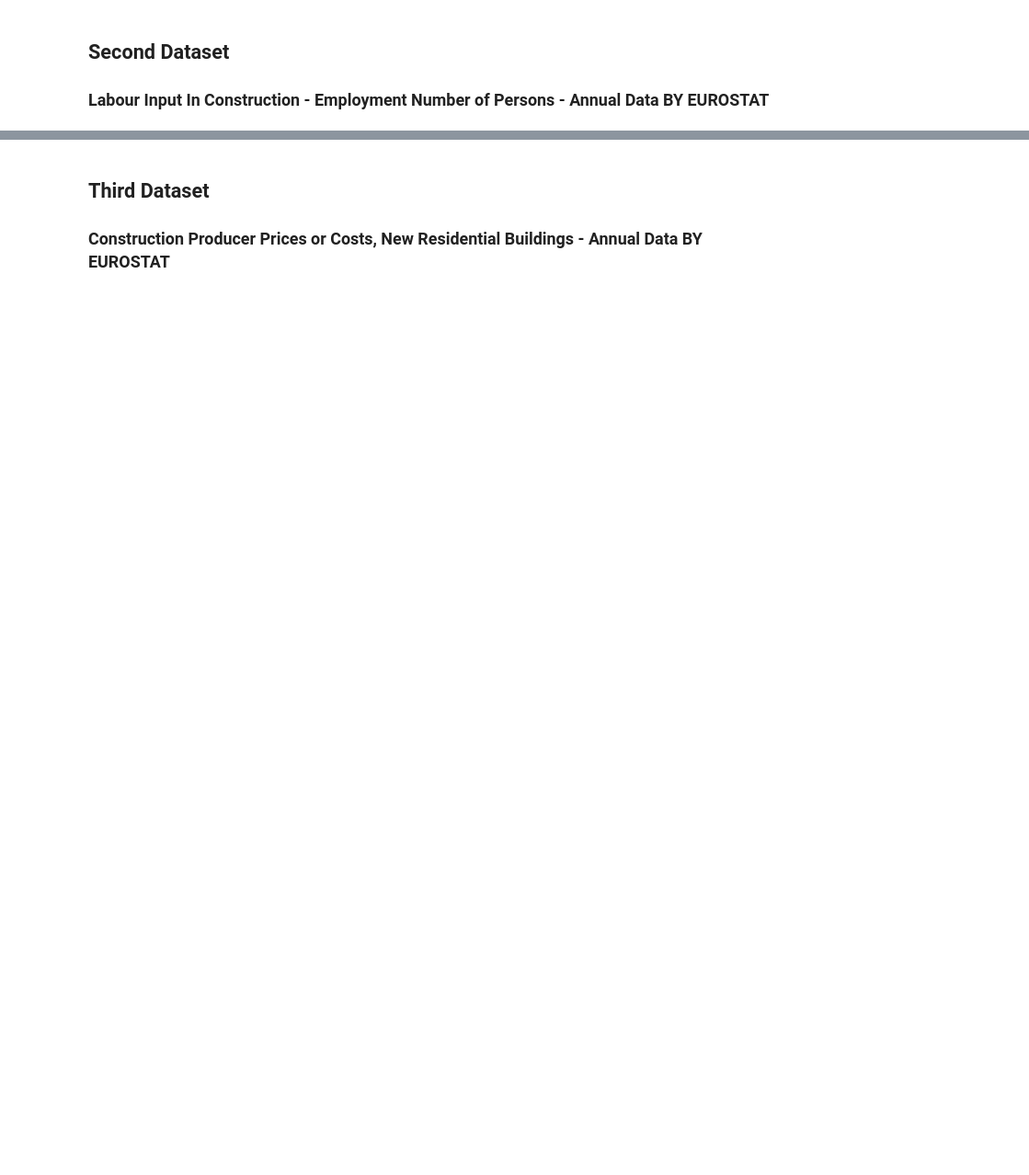
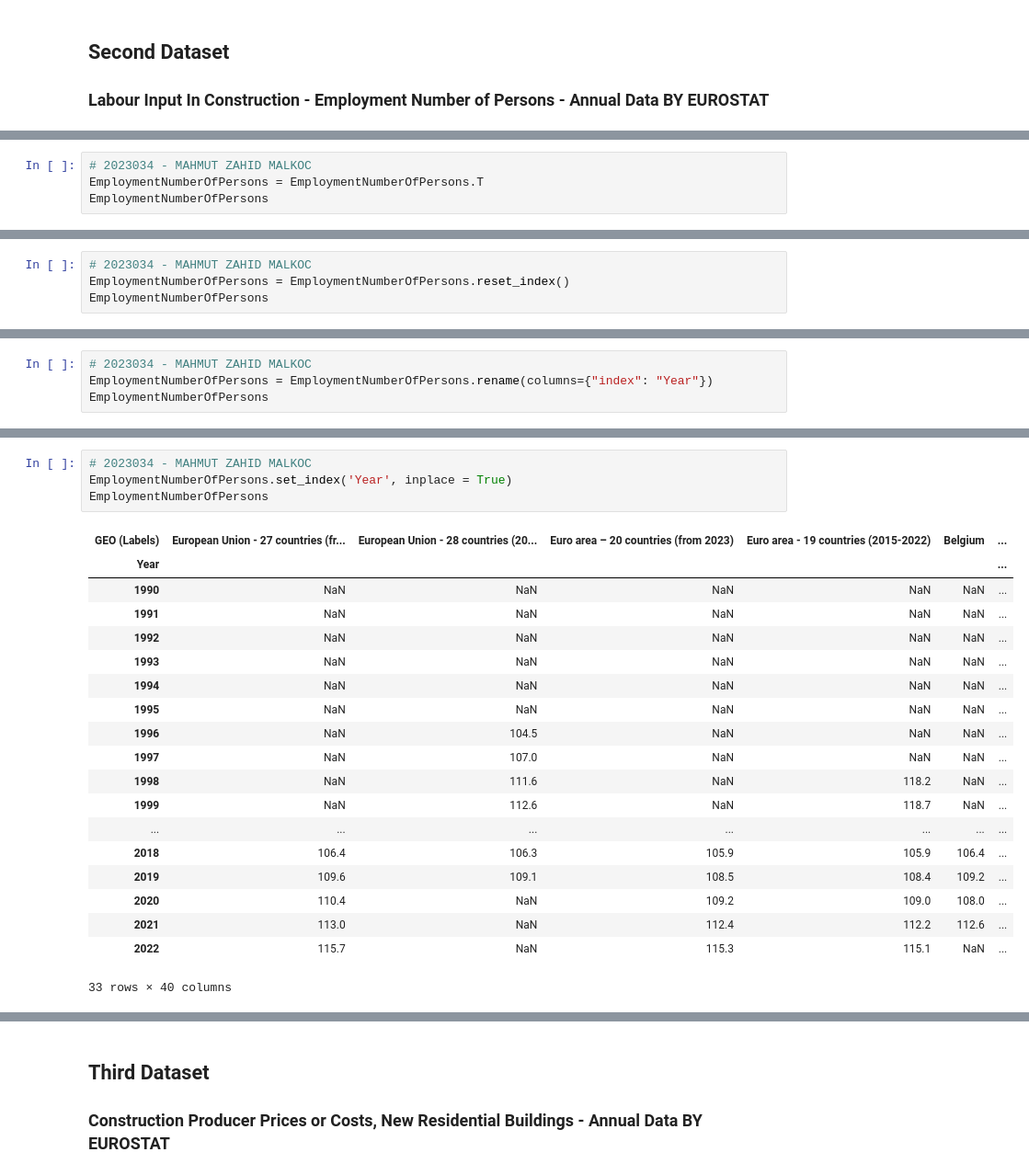
Before and after one commit to mzmalkoc/S1CA2_2023034, a Jupyter notebook: CA2_2023034.ipynb, the cells around one changed output, grey strips where cells are left out. Shown at 92% size. Drawn from its saved outputs; the diff is of its cells as text; blank space fills up the shorter version.

```diff
--- a/CA2_2023034.ipynb
+++ b/CA2_2023034.ipynb
@@ -211,0 +271,4 @@ ModuleNotFoundError: No module named 'numpy'
+# %%
+# 2023034 - MAHMUT ZAHID MALKOC
+EmploymentNumberOfPersons = EmploymentNumberOfPersons.T
+EmploymentNumberOfPersons
@@ -211,0 +294,4 @@ ModuleNotFoundError: No module named 'numpy'
+# %%
+# 2023034 - MAHMUT ZAHID MALKOC
+EmploymentNumberOfPersons = EmploymentNumberOfPersons.reset_index()
+EmploymentNumberOfPersons
@@ -211,0 +317,4 @@ ModuleNotFoundError: No module named 'numpy'
+# %%
+# 2023034 - MAHMUT ZAHID MALKOC
+EmploymentNumberOfPersons = EmploymentNumberOfPersons.rename(columns={"index": "Year"})
+EmploymentNumberOfPersons
@@ -211,0 +340,24 @@ ModuleNotFoundError: No module named 'numpy'
+# %%
+# 2023034 - MAHMUT ZAHID MALKOC
+EmploymentNumberOfPersons.set_index('Year', inplace = True)
+EmploymentNumberOfPersons
+# %% [output]
+| GEO (Labels) | European Union - 27 countries (fr... | European Union - 28 countries (20... | Euro area – 20 countries (from 2023) | Euro area - 19 countries (2015-2022) | Belgium | ... |
+| Year |  |  |  |  |  | ... |
+| 1990 | NaN | NaN | NaN | NaN | NaN | ... |
+| 1991 | NaN | NaN | NaN | NaN | NaN | ... |
+| 1992 | NaN | NaN | NaN | NaN | NaN | ... |
+| 1993 | NaN | NaN | NaN | NaN | NaN | ... |
+| 1994 | NaN | NaN | NaN | NaN | NaN | ... |
+| 1995 | NaN | NaN | NaN | NaN | NaN | ... |
+| 1996 | NaN | 104.5 | NaN | NaN | NaN | ... |
+| 1997 | NaN | 107.0 | NaN | NaN | NaN | ... |
+| 1998 | NaN | 111.6 | NaN | 118.2 | NaN | ... |
+| 1999 | NaN | 112.6 | NaN | 118.7 | NaN | ... |
+| ... | ... | ... | ... | ... | ... | ... |
+| 2018 | 106.4 | 106.3 | 105.9 | 105.9 | 106.4 | ... |
+| 2019 | 109.6 | 109.1 | 108.5 | 108.4 | 109.2 | ... |
+| 2020 | 110.4 | NaN | 109.2 | 109.0 | 108.0 | ... |
+| 2021 | 113.0 | NaN | 112.4 | 112.2 | 112.6 | ... |
+| 2022 | 115.7 | NaN | 115.3 | 115.1 | NaN | ... |
+33 rows × 40 columns
```
Also changed, not shown: parts of 25 cells of this notebook.
